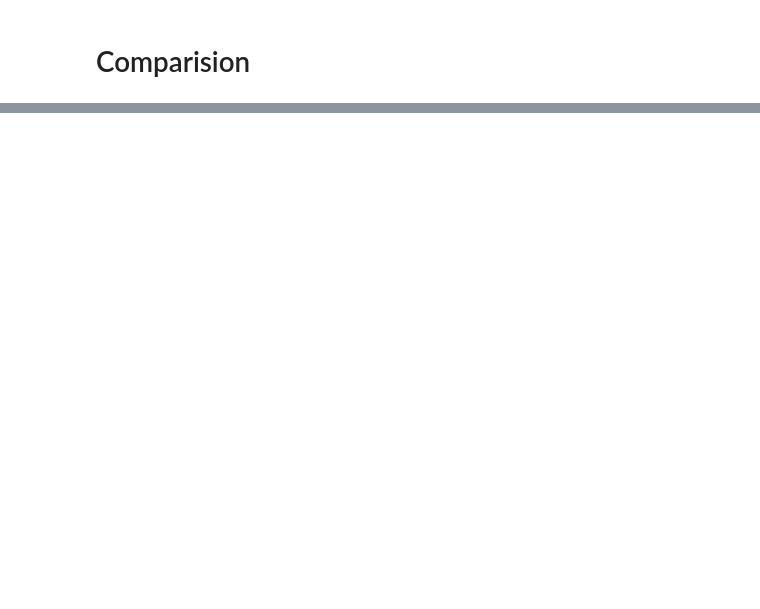
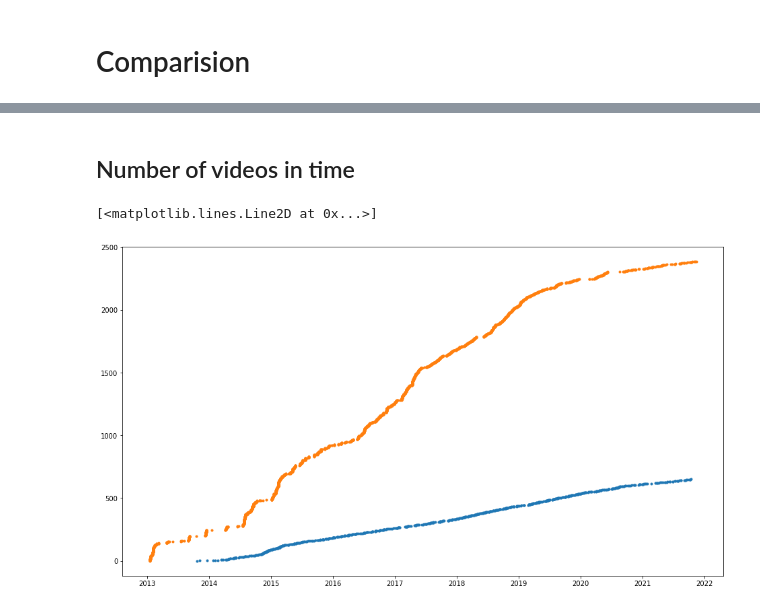
Before and after one commit to dpalatynski/DataAnalysis, a Jupyter notebook: list3/list3.ipynb, the cells around one changed output, grey strips where cells are left out. Cells and saved outputs as stored; diff of their text form; code cells hidden in the pictures; blank space fills up the shorter version.

Commit message:
graphs added

```diff
--- a/list3/list3.ipynb
+++ b/list3/list3.ipynb
@@ -283,0 +107,10 @@ len(comments)
+# %%
+def collect_all_video_info(all_videos):
+    video_ids = list(map(lambda x:x["snippet"]["resourceId"]["videoId"], all_videos))
+
+    information = []
+    for i in range(0, len(video_ids), 40):
+        res = youtube.videos().list(id=",".join(video_ids[i:i+40]),part="statistics").execute()
+        information += res["items"]
+
+    return information
@@ -283,0 +152,7 @@ len(comments)
+# %%
+def get_dataframe(channel_id):
+    all_videos = collect_all_videos(channel_id)
+    information = collect_all_video_info(all_videos)
+    df = create_dataframe(all_videos, information)
+
+    return df
@@ -283,0 +161,2 @@ len(comments)
+# %%
+df_blackpenredpen = get_dataframe(BLACKPENREDPEN[0])
@@ -283,0 +181,2 @@ len(comments)
+# %%
+df_mindyourdecisions = get_dataframe(MINDYOURDECISIONS[0])
@@ -283,0 +235,9 @@ len(comments)
+# %% [markdown]
+## Number of videos in time
+# %%
+plt.figure(figsize=(16, 9))
+plt.plot(df_mindyourdecisions.sort_values(by=['published'])['published'], range(0, 651), '.')
+plt.plot(df_blackpenredpen.sort_values(by=['published'])['published'], range(0, 2388), '.')
+# %% [output]
+[<matplotlib.lines.Line2D at 0x...>]
+[figure, added]
```
Also changed, not shown: parts of 84 cells of this notebook.
